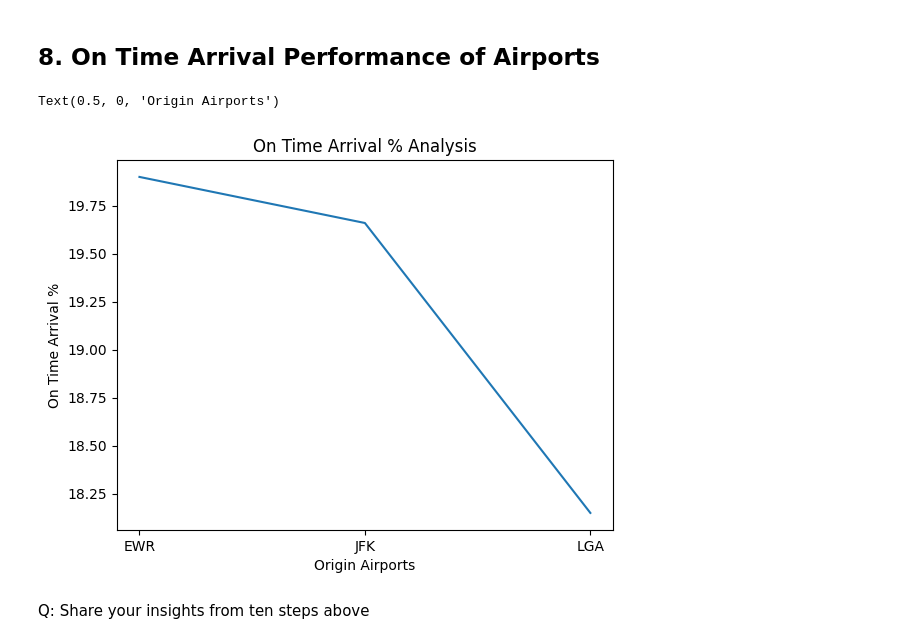
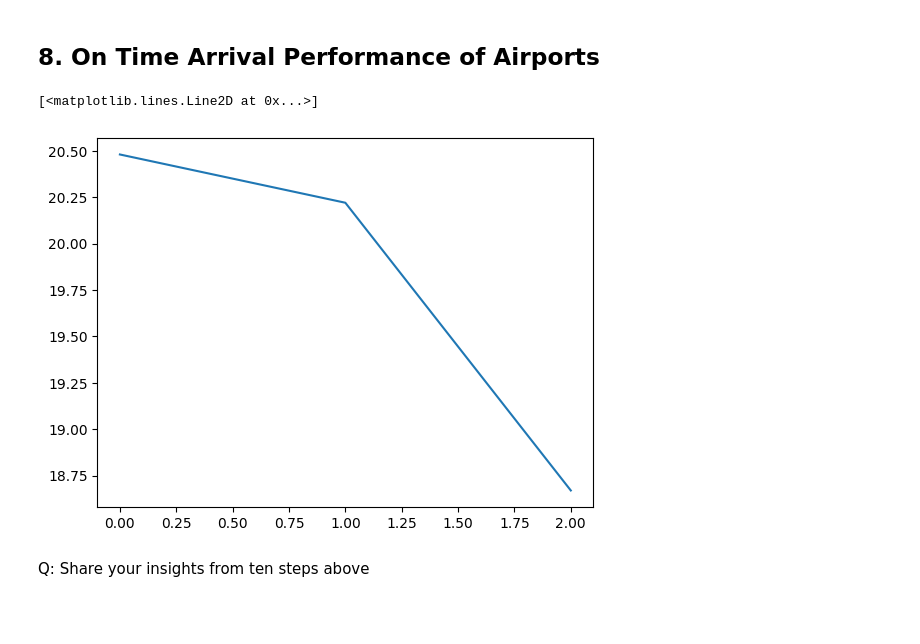
Before and after one commit to citydataviz/BA1200, a Jupyter notebook: Tutorial3/[Tutorial3]NYCflights.ipynb, the cells around one changed output. Saved outputs shown, nothing was run; the diff lists cells and outputs as text; code cells hidden in the pictures; blank space fills up the shorter version.

```diff
--- a/Tutorial3/[Tutorial3]NYCflights.ipynb
+++ b/Tutorial3/[Tutorial3]NYCflights.ipynb
@@ -10,4 +10,5 @@ from matplotlib import pyplot as plt
 ## 1. Read Data
 # %%
 # Read data 'nyc_flights.csv'
-pd.read_csv('')
+df = pd.read_csv('./nyc_flights.csv')
+df.head()
@@ -77,8 +87,10 @@ Q: Which column has the largest percentage of missing values relative to the tot
 (ANS)
 # %%
 #Drop Null Values
+df.dropna(axis=0, how = 'any', inplace = True)
 
 #Drop the columns that i dont need for my analysis to reduce the processing time/power
+df.drop(axis=1, columns = ['time_hour'], inplace=True)
 # %% [markdown]
 * Comments : there are other ways to deal with missing values such that you can 'impute' null/missing values with aveage or previous values  (https://pandas.pydata.org/pandas-docs/stable/reference/api/pandas.DataFrame.fillna.html)
 # %%
@@ -190,9 +260,14 @@ do you find anything suspicious from the dataset?
 ## 8. On Time Arrival Performance of Airports
 # %%
 # Count rows of arrival on time grouped by airports
+
+ota = df[df['arr_delay'] <= 0].groupby("origin").count().reset_index()
+
+otaresult = np.round((ota['day']/df['month'].count())*100, decimals = 2)
+plt.plot(otaresult)
 # %% [output]
-Text(0.5, 0, 'Origin Airports')
+[<matplotlib.lines.Line2D at 0x...>]
-[figure, old version]
+[figure, new version]
 # %% [markdown]
 Q: Share your insights from ten steps above
 # %% [markdown]
```
Also changed, not shown: parts of 17 cells of this notebook, 5 other files.
